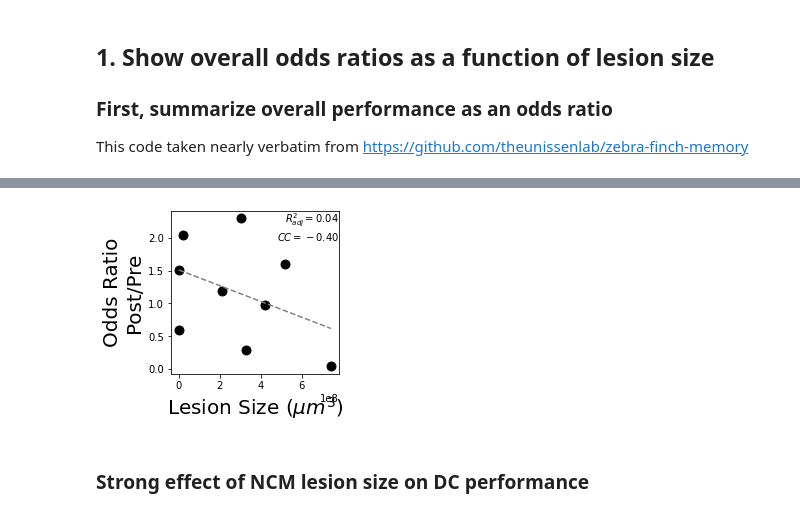
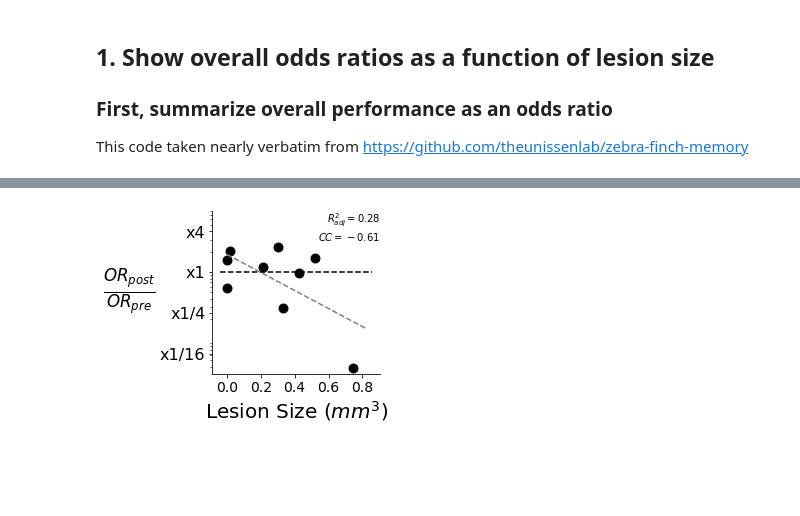
Before and after one commit to theunissenlab/zebra-finch-memory-lesions, a Jupyter notebook: notebooks/BEHAVIOR1. Lesion Effect on Memory Performance.ipynb, the cells around one changed output, grey strips where cells are left out. Saved outputs shown, nothing was run; the diff lists cells and outputs as text; code cells hidden in the pictures; blank space fills up the shorter version.

Commit message:
Update Behavior1 lesion notebook

```diff
--- a/notebooks/BEHAVIOR1. Lesion Effect on Memory Performance.ipynb
+++ b/notebooks/BEHAVIOR1. Lesion Effect on Memory Performance.ipynb
@@ -33,8 +39,6 @@ The autoreload extension is already loaded. To reload it, use:
 trial_data = load_behavioral_data()
 # %%
 lesion_data = load_lesion_data()
-# %%
-lesion_data = lesion_data.drop(index=6).reindex()
 # %% [markdown]
 ## 1. Show overall odds ratios as a function of lesion size
 
@@ -53,6 +57,8 @@ for subject in lesion_data["Subject"]:
                 ("DCvsDC_6v6_d2", "PrelesionSet1"),
                 ("SovsSo_8v8_d2", "PostlesionSet1"),
                 ("DCvsDC_6v6_d2", "PostlesionSet1"),
+                ("SovsSo_8v8_d2_S2", "PostlesionSet2"),
+                ("DCvsDC_6v6_d2_S2", "PostlesionSet2"),
             ]:
         ctx_df = subject_df[(subject_df["Test Context"] == ctx) & (subject_df["Ladder Group"] == condition)]
 
@@ -108,13 +124,30 @@ for (subject, ctx), subj_df in lesions_by_performance_df.groupby(["Subject", "Te
     })
 results = pd.DataFrame(results)
 # %%
+def overlay_regression(x, lin, r_adj, cc, ax=None):
+    if ax is None:
+        ax = plt.gca()
+
+    xarr = np.linspace(np.min(x), np.max(x) * 1.1, 3)
+    ax.plot(xarr, 2 ** lin(xarr), color="Grey", linestyle="--")
+    ax.text(
+        1,
+        1,
+        "$R^2_{{adj}} = {:.2f}$\n$CC = {:.2f}$".format(r_adj, cc),
+        verticalalignment="top",
+        horizontalalignment="right",
+        transform=ax.transAxes
+    )
+
 def lesion_analysis(df, ax=None):
+    """Plot and regress the odds ratio vs lesion volume
+    """
     if ax is None:
         ax = plt.gca()
 
     # Do a linear regression
-    popt, pcov, lin, r_squared, r_adj, sigma_ab = linreg(df["Lesion"], df["OR_ratio"])
-    cc, _ = pearsonr(df["Lesion"], df["OR_ratio"])
+    popt, pcov, lin, r_squared, r_adj, sigma_ab = linreg(df["Lesion"], np.log2(df["OR_ratio"]))
+    cc, _ = pearsonr(df["Lesion"], np.log2(df["OR_ratio"]))
 
     ax.scatter(
         df["Lesion"],
@@ -124,10 +157,8 @@ def lesion_analysis(df, ax=None):
     )
 
     # Plot best fit line
-    xarr = np.linspace(np.min(df["Lesion"]), np.max(df["Lesion"]), 3)
-    ax.plot(xarr, lin(xarr), color="Grey", linestyle="--")
-
-    ax.set_ylabel("Odds Ratio\nPost/Pre", fontsize=20)
-    ax.set_xlabel("Lesion Size ($\mu m^3$)", fontsize=20)
-
+    overlay_regression(df["Lesion"], lin, r_adj, cc, ax=ax)
+    ax.set_ylabel(r"$\frac{OR_{post}}{OR_{pre}}$", fontsize=24, rotation=0, verticalalignment="center", horizontalalignment="right")
+    ax.set_xlabel("Lesion Size ($mm^3$)", fontsize=20)
+    border(ax, 1, 0, 0, 1)
     return r_adj, cc
@@ -136,17 +173,9 @@ def lesion_analysis(df, ax=None):
 # %%
 fig = plt.figure(figsize=(3, 3))
 r_adj, cc = lesion_analysis(results.query("call_type == 'So'"))
-plt.text(
-    1,
-    1,
-    "$R^2_{{adj}} = {:.2f}$\n$CC = {:.2f}$".format(r_adj, cc),
-    verticalalignment="top",
-    horizontalalignment="right",
-    transform=plt.gca().transAxes
-)
+plt.xticks(fontsize=14)
+set_oddsratio_yticks(plt.gca(), 3, -5, set_label=False)
 plt.show()
 plt.close(fig)
 # %% [output]
-[figure, old version]
+[figure, new version]
-# %% [markdown]
-### Strong effect of NCM lesion size on DC performance
```
Also changed, not shown: parts of 31 cells of this notebook, 2 other files.
